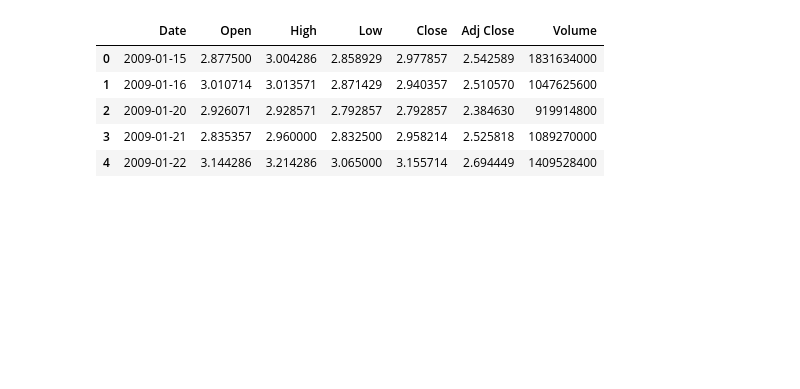
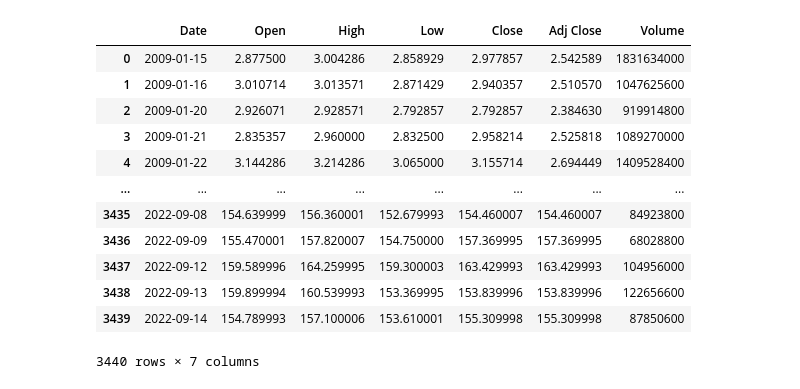
Before and after one commit to SemUijen/NLP_Group14, a Jupyter notebook: notebooks/DataCheck.ipynb, the cells around one changed output. Drawn from its saved outputs; the diff is of its cells as text; code cells hidden in the pictures; blank space fills up the shorter version.

```diff
--- a/notebooks/DataCheck.ipynb
+++ b/notebooks/DataCheck.ipynb
@@ -13,11 +13,18 @@ df_articles.head()
 | 4 | 221519 | NIO | PLUG NIO among premarket gainers | news | aTyr Pharma NASDAQ LIFE 63 on Kyo... | 2020-01-06 | Seeking Alpha | https://seekingalpha.com/news/352... | 2053096 |
 # %%
 df_stockprices = pd.read_csv(r'..\data\AAPL.csv')
-df_stockprices.head()
+df_stockprices
 # %% [output]
 |  | Date | Open | High | Low | Close | Adj Close | Volume |
 | 0 | 2009-01-15 | 2.877500 | 3.004286 | 2.858929 | 2.977857 | 2.542589 | 1831634000 |
 | 1 | 2009-01-16 | 3.010714 | 3.013571 | 2.871429 | 2.940357 | 2.510570 | 1047625600 |
 | 2 | 2009-01-20 | 2.926071 | 2.928571 | 2.792857 | 2.792857 | 2.384630 | 919914800 |
 | 3 | 2009-01-21 | 2.835357 | 2.960000 | 2.832500 | 2.958214 | 2.525818 | 1089270000 |
 | 4 | 2009-01-22 | 3.144286 | 3.214286 | 3.065000 | 3.155714 | 2.694449 | 1409528400 |
+| ... | ... | ... | ... | ... | ... | ... | ... |
+| 3435 | 2022-09-08 | 154.639999 | 156.360001 | 152.679993 | 154.460007 | 154.460007 | 84923800 |
+| 3436 | 2022-09-09 | 155.470001 | 157.820007 | 154.750000 | 157.369995 | 157.369995 | 68028800 |
+| 3437 | 2022-09-12 | 159.589996 | 164.259995 | 159.300003 | 163.429993 | 163.429993 | 104956000 |
+| 3438 | 2022-09-13 | 159.899994 | 160.539993 | 153.369995 | 153.839996 | 153.839996 | 122656600 |
+| 3439 | 2022-09-14 | 154.789993 | 157.100006 | 153.610001 | 155.309998 | 155.309998 | 87850600 |
+3440 rows × 7 columns
```
Also changed, not shown: parts of 12 cells of this notebook, 3 other files.
